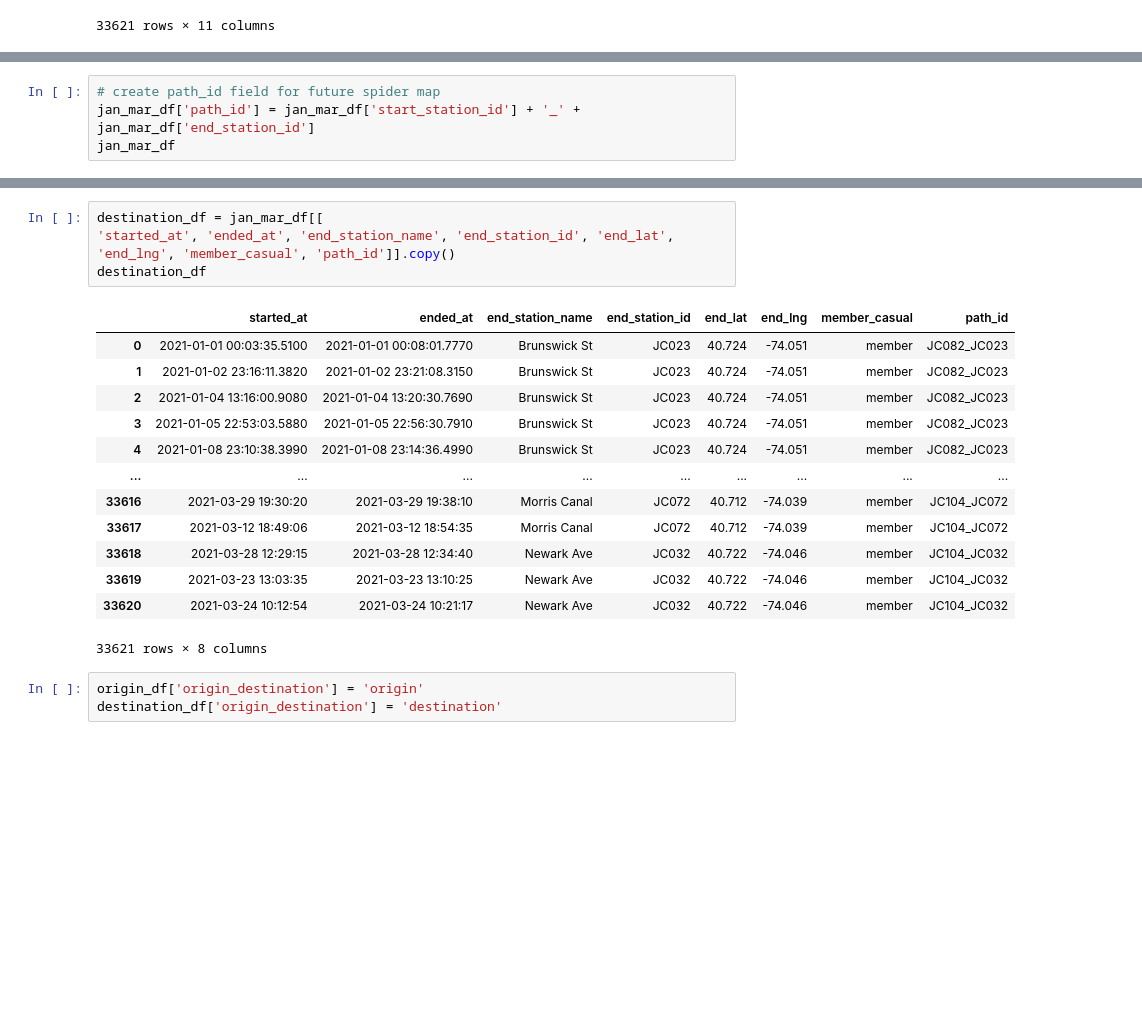
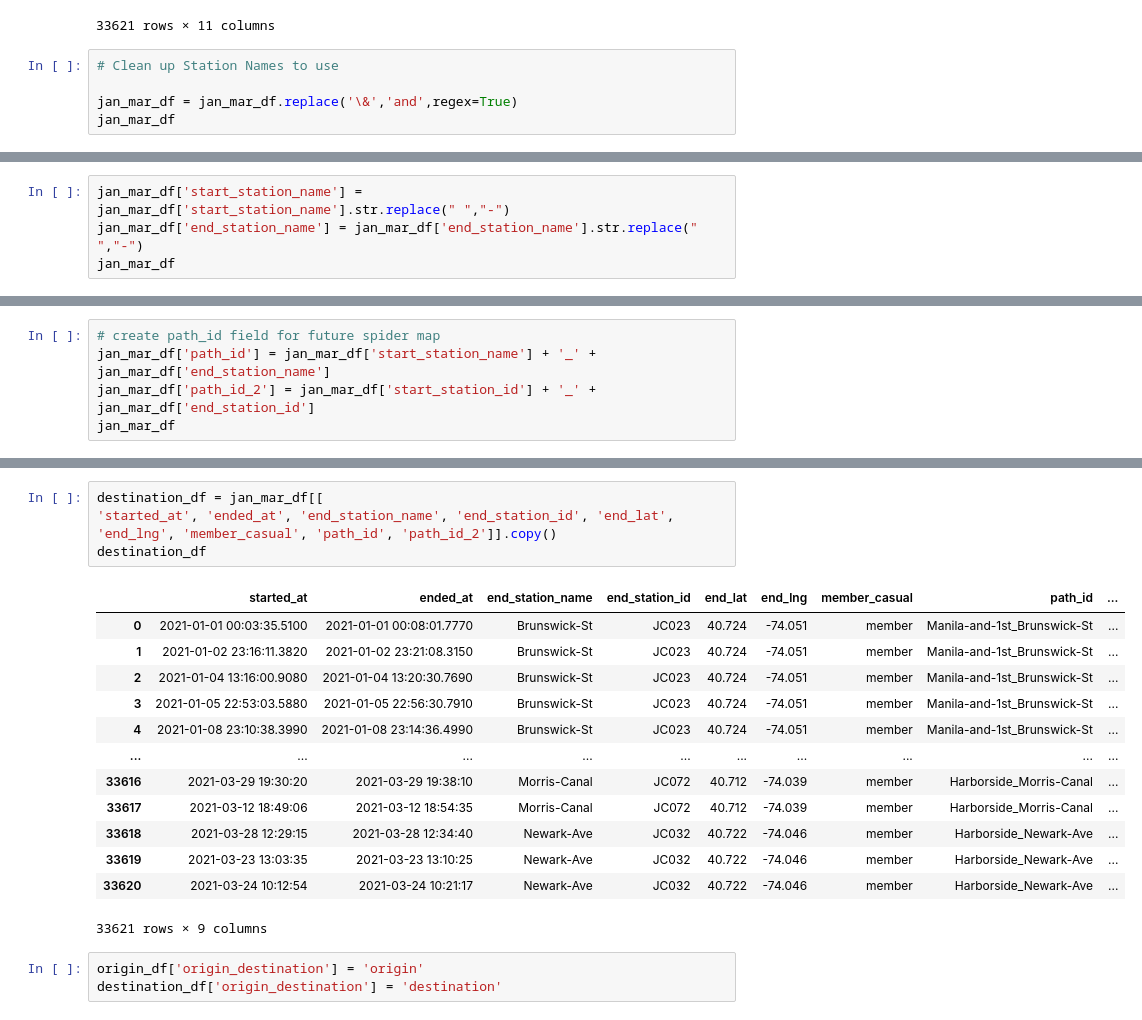
Before and after one commit to austin3216/Tableau-DataClean, a Jupyter notebook: DataCleaning.ipynb, the cells around one changed output, grey strips where cells are left out. Drawn from its saved outputs; the diff is of its cells as text; blank space fills up the shorter version.

Commit message:
updated csvs with station names for spider map

```diff
--- a/DataCleaning.ipynb
+++ b/DataCleaning.ipynb
@@ -307,3 +307,8 @@ jan_mar_df
 | 33619 | 2021-03-23 13:03:35 | 2021-03-23 13:10:25 | JC104 | Harborside | 40.719251 | -74.034234 | JC032 | ... |
 | 33620 | 2021-03-24 10:12:54 | 2021-03-24 10:21:17 | JC104 | Harborside | 40.719251 | -74.034234 | JC032 | ... |
 33621 rows × 11 columns
+# %%
+# Clean up Station Names to use
+
+jan_mar_df = jan_mar_df.replace('\&','and',regex=True)
+jan_mar_df
@@ -309,0 +329,4 @@ jan_mar_df
+# %%
+jan_mar_df['start_station_name'] = jan_mar_df['start_station_name'].str.replace(" ","-")
+jan_mar_df['end_station_name'] = jan_mar_df['end_station_name'].str.replace(" ","-")
+jan_mar_df
@@ -310,6 +347,7 @@ jan_mar_df
 # %%
 # create path_id field for future spider map
-jan_mar_df['path_id'] = jan_mar_df['start_station_id'] + '_' + jan_mar_df['end_station_id']
+jan_mar_df['path_id'] = jan_mar_df['start_station_name'] + '_' + jan_mar_df['end_station_name']
+jan_mar_df['path_id_2'] = jan_mar_df['start_station_id'] + '_' + jan_mar_df['end_station_id']
 jan_mar_df
 # %% [output]
 |  | started_at | ended_at | start_station_id | start_station_name | start_lat | start_lng | end_station_id | ... |
@@ -355,21 +389,21 @@ origin_df
 # %%
 destination_df = jan_mar_df[[
-'started_at', 'ended_at', 'end_station_name', 'end_station_id', 'end_lat', 'end_lng', 'member_casual', 'path_id']].copy()
+'started_at', 'ended_at', 'end_station_name', 'end_station_id', 'end_lat', 'end_lng', 'member_casual', 'path_id', 'path_id_2']].copy()
 destination_df
 # %% [output]
-|  | started_at | ended_at | end_station_name | end_station_id | end_lat | end_lng | member_casual | path_id |
-| 0 | 2021-01-01 00:03:35.5100 | 2021-01-01 00:08:01.7770 | Brunswick St | JC023 | 40.724 | -74.051 | member | JC082_JC023 |
-| 1 | 2021-01-02 23:16:11.3820 | 2021-01-02 23:21:08.3150 | Brunswick St | JC023 | 40.724 | -74.051 | member | JC082_JC023 |
-| 2 | 2021-01-04 13:16:00.9080 | 2021-01-04 13:20:30.7690 | Brunswick St | JC023 | 40.724 | -74.051 | member | JC082_JC023 |
-| 3 | 2021-01-05 22:53:03.5880 | 2021-01-05 22:56:30.7910 | Brunswick St | JC023 | 40.724 | -74.051 | member | JC082_JC023 |
-| 4 | 2021-01-08 23:10:38.3990 | 2021-01-08 23:14:36.4990 | Brunswick St | JC023 | 40.724 | -74.051 | member | JC082_JC023 |
-| ... | ... | ... | ... | ... | ... | ... | ... | ... |
-| 33616 | 2021-03-29 19:30:20 | 2021-03-29 19:38:10 | Morris Canal | JC072 | 40.712 | -74.039 | member | JC104_JC072 |
-| 33617 | 2021-03-12 18:49:06 | 2021-03-12 18:54:35 | Morris Canal | JC072 | 40.712 | -74.039 | member | JC104_JC072 |
-| 33618 | 2021-03-28 12:29:15 | 2021-03-28 12:34:40 | Newark Ave | JC032 | 40.722 | -74.046 | member | JC104_JC032 |
-| 33619 | 2021-03-23 13:03:35 | 2021-03-23 13:10:25 | Newark Ave | JC032 | 40.722 | -74.046 | member | JC104_JC032 |
-| 33620 | 2021-03-24 10:12:54 | 2021-03-24 10:21:17 | Newark Ave | JC032 | 40.722 | -74.046 | member | JC104_JC032 |
+|  | started_at | ended_at | end_station_name | end_station_id | end_lat | end_lng | member_casual | path_id | ... |
+| 0 | 2021-01-01 00:03:35.5100 | 2021-01-01 00:08:01.7770 | Brunswick-St | JC023 | 40.724 | -74.051 | member | Manila-and-1st_Brunswick-St | ... |
+| 1 | 2021-01-02 23:16:11.3820 | 2021-01-02 23:21:08.3150 | Brunswick-St | JC023 | 40.724 | -74.051 | member | Manila-and-1st_Brunswick-St | ... |
+| 2 | 2021-01-04 13:16:00.9080 | 2021-01-04 13:20:30.7690 | Brunswick-St | JC023 | 40.724 | -74.051 | member | Manila-and-1st_Brunswick-St | ... |
+| 3 | 2021-01-05 22:53:03.5880 | 2021-01-05 22:56:30.7910 | Brunswick-St | JC023 | 40.724 | -74.051 | member | Manila-and-1st_Brunswick-St | ... |
+| 4 | 2021-01-08 23:10:38.3990 | 2021-01-08 23:14:36.4990 | Brunswick-St | JC023 | 40.724 | -74.051 | member | Manila-and-1st_Brunswick-St | ... |
+| ... | ... | ... | ... | ... | ... | ... | ... | ... | ... |
+| 33616 | 2021-03-29 19:30:20 | 2021-03-29 19:38:10 | Morris-Canal | JC072 | 40.712 | -74.039 | member | Harborside_Morris-Canal | ... |
+| 33617 | 2021-03-12 18:49:06 | 2021-03-12 18:54:35 | Morris-Canal | JC072 | 40.712 | -74.039 | member | Harborside_Morris-Canal | ... |
+| 33618 | 2021-03-28 12:29:15 | 2021-03-28 12:34:40 | Newark-Ave | JC032 | 40.722 | -74.046 | member | Harborside_Newark-Ave | ... |
+| 33619 | 2021-03-23 13:03:35 | 2021-03-23 13:10:25 | Newark-Ave | JC032 | 40.722 | -74.046 | member | Harborside_Newark-Ave | ... |
+| 33620 | 2021-03-24 10:12:54 | 2021-03-24 10:21:17 | Newark-Ave | JC032 | 40.722 | -74.046 | member | Harborside_Newark-Ave | ... |
-33621 rows × 8 columns
+33621 rows × 9 columns
 # %%
 origin_df['origin_destination'] = 'origin'
 destination_df['origin_destination'] = 'destination'
```
Also changed, not shown: parts of 11 cells of this notebook, 2 other files.
